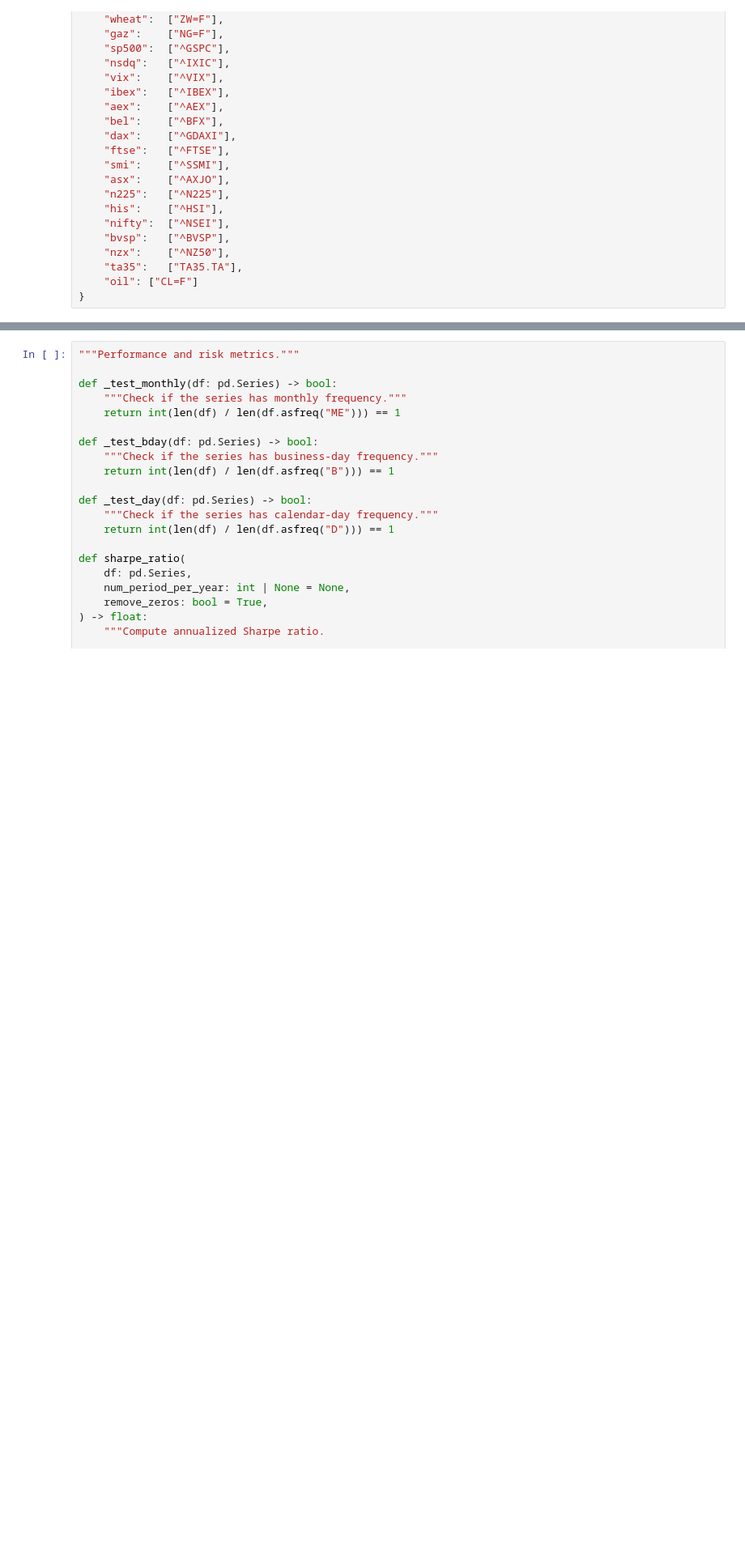
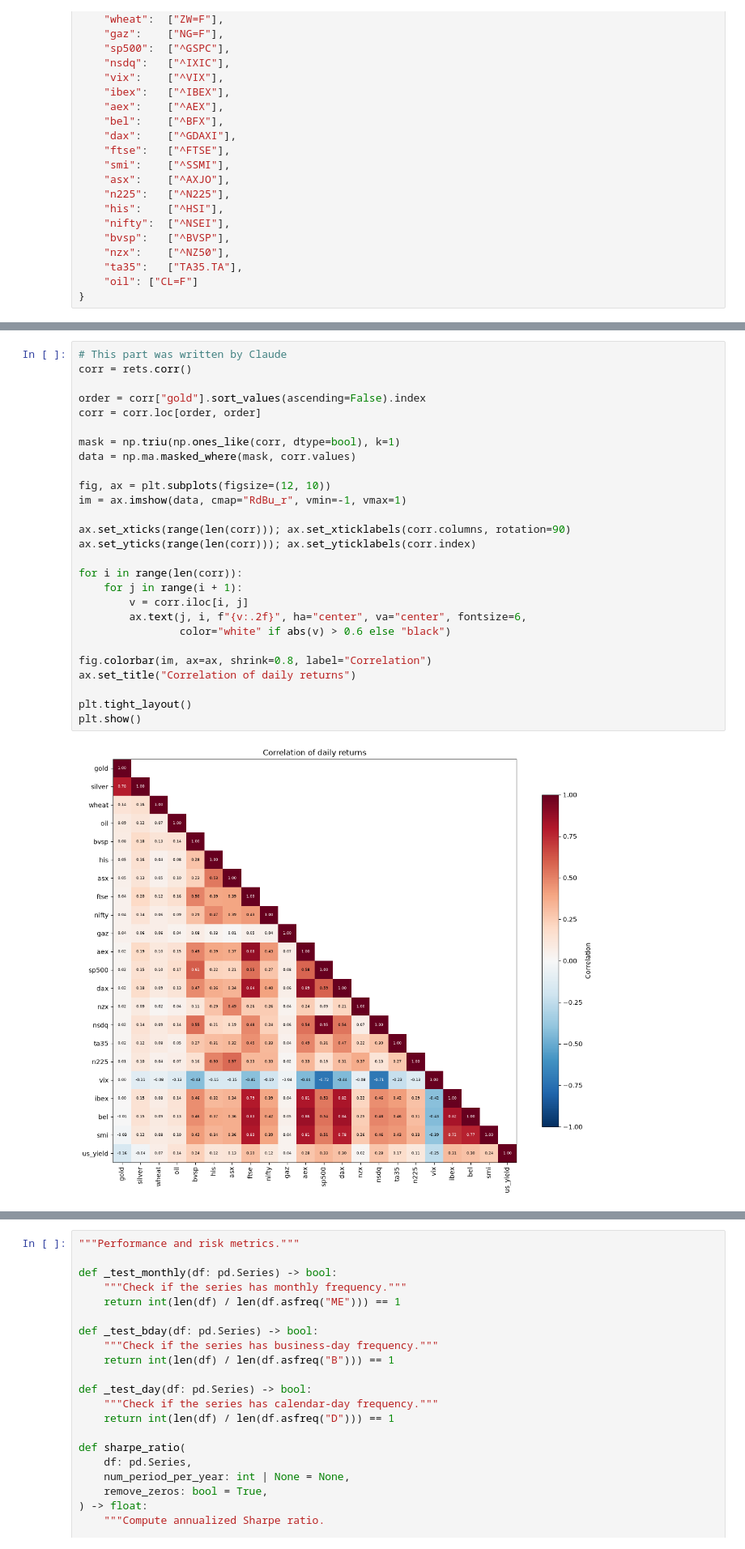
Before and after one commit to phounkpe2004/ML-for-Trading-ENSAE-3A, a Jupyter notebook: ml_trading.ipynb, the cells around one changed output, grey strips where cells are left out. Shown at 81% size. Drawn from its saved outputs; the diff is of its cells as text; blank space fills up the shorter version.

```diff
--- a/ml_trading.ipynb
+++ b/ml_trading.ipynb
@@ -244,0 +304,29 @@ def prepare_tuning_data(features: pd.DataFrame, target: pd.DataFrame, tuning_end
+# %%
+# This part was written by Claude
+corr = rets.corr()
+
+order = corr["gold"].sort_values(ascending=False).index
+corr = corr.loc[order, order]
+
+mask = np.triu(np.ones_like(corr, dtype=bool), k=1)
+data = np.ma.masked_where(mask, corr.values)
+
+fig, ax = plt.subplots(figsize=(12, 10))
+im = ax.imshow(data, cmap="RdBu_r", vmin=-1, vmax=1)
+
+ax.set_xticks(range(len(corr))); ax.set_xticklabels(corr.columns, rotation=90)
+ax.set_yticks(range(len(corr))); ax.set_yticklabels(corr.index)
+
+for i in range(len(corr)):
+    for j in range(i + 1):
+        v = corr.iloc[i, j]
+        ax.text(j, i, f"{v:.2f}", ha="center", va="center", fontsize=6,
+                color="white" if abs(v) > 0.6 else "black")
+
+fig.colorbar(im, ax=ax, shrink=0.8, label="Correlation")
+ax.set_title("Correlation of daily returns")
+
+plt.tight_layout()
+plt.show()
+# %% [output]
+[figure, added]
```
Also changed, not shown: parts of 74 cells of this notebook.
